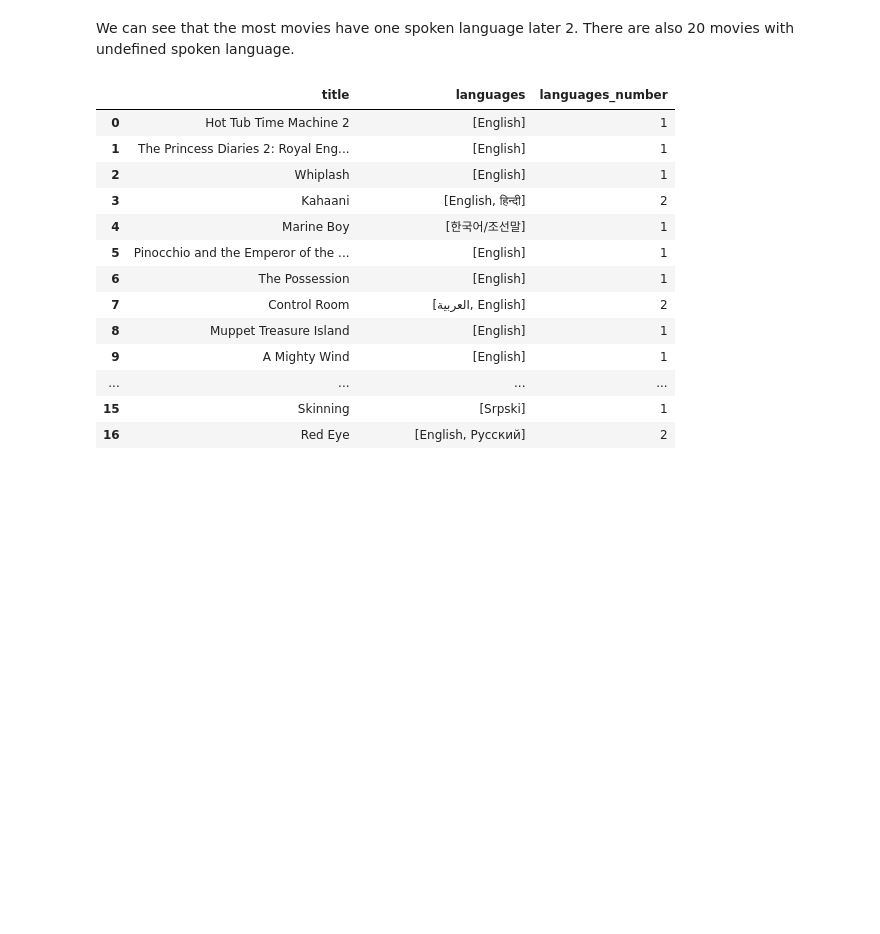
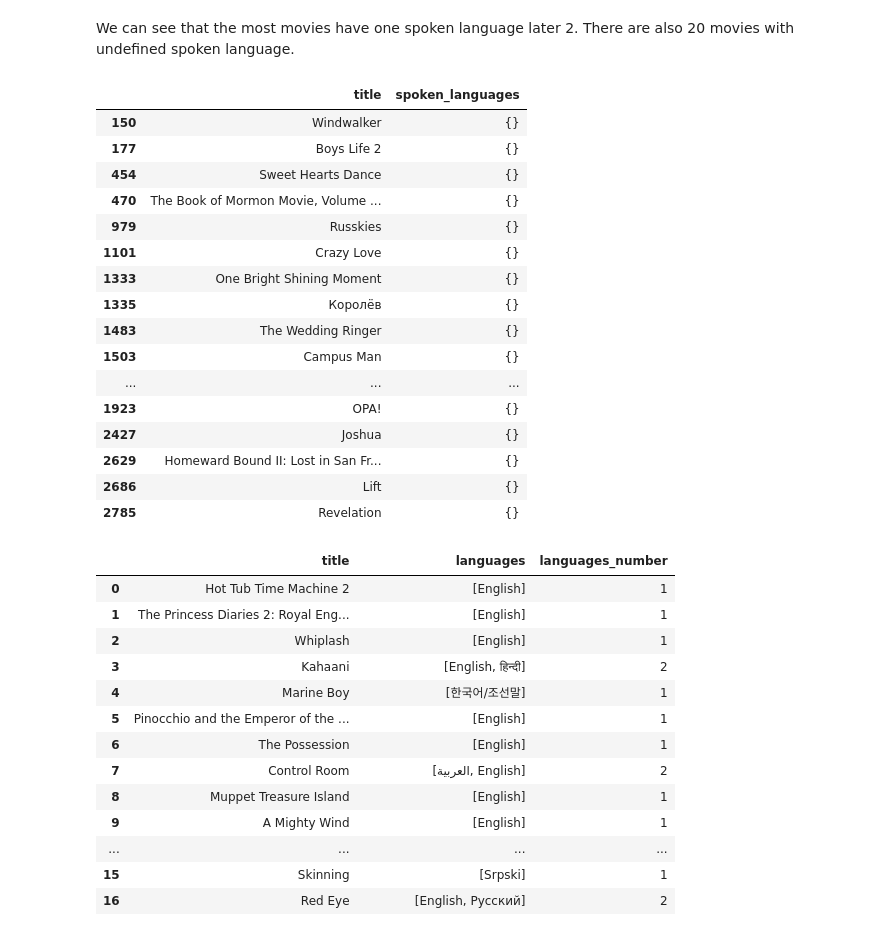
Before and after one commit to eRafaell/kaggle_tmdb_box_office_prediction, a Jupyter notebook: tmdb_box_office_prediction.ipynb, the cells around one changed output. Saved outputs shown, nothing was run; the diff lists cells and outputs as text; code cells hidden in the pictures; blank space fills up the shorter version.

```diff
--- a/tmdb_box_office_prediction.ipynb
+++ b/tmdb_box_office_prediction.ipynb
@@ -648,6 +686,28 @@ train['spoken_languages'].apply(lambda x: len(x) if x != {} else 0).value_counts
 Name: spoken_languages, dtype: int64
 # %% [markdown]
 We can see that the most movies have one spoken language later 2. There are also 20 movies with undefined spoken language.
+# %%
+# movies with no spoken language
+pd.DataFrame({'title': train['title'][(train['spoken_languages'].apply(lambda x: len(x) if x != {} else 0)) == 0],
+              'spoken_languages': train['spoken_languages'][(train['spoken_languages'].apply(lambda x: len(x) if x != {} else 0)) == 0]})
+# %% [output]
+|  | title | spoken_languages |
+| 150 | Windwalker | {} |
+| 177 | Boys Life 2 | {} |
+| 454 | Sweet Hearts Dance | {} |
+| 470 | The Book of Mormon Movie, Volume ... | {} |
+| 979 | Russkies | {} |
+| 1101 | Crazy Love | {} |
+| 1333 | One Bright Shining Moment | {} |
+| 1335 | Королёв | {} |
+| 1483 | The Wedding Ringer | {} |
+| 1503 | Campus Man | {} |
+| ... | ... | ... |
+| 1923 | OPA! | {} |
+| 2427 | Joshua | {} |
+| 2629 | Homeward Bound II: Lost in San Fr... | {} |
+| 2686 | Lift | {} |
+| 2785 | Revelation | {} |
 # %%
 # list of spoken languages for every movie
 spoken_languages_names_train = train['spoken_languages'].apply(lambda x: [i['name'] for i in x] if x!={} else [])
```
Also changed, not shown: parts of 6 cells of this notebook.
